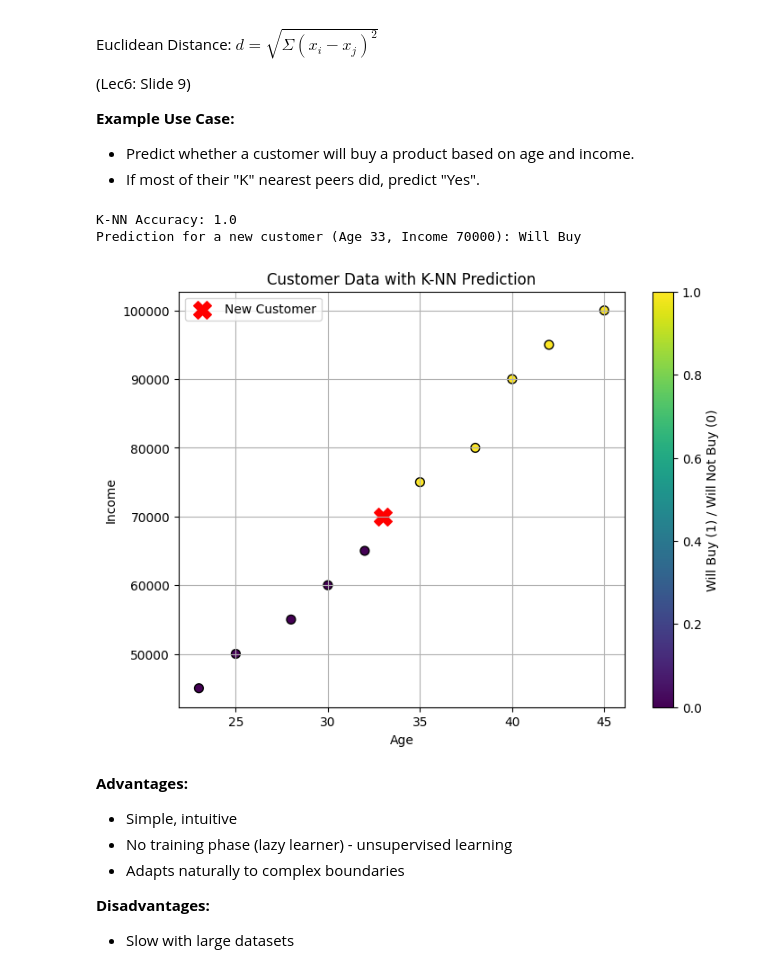
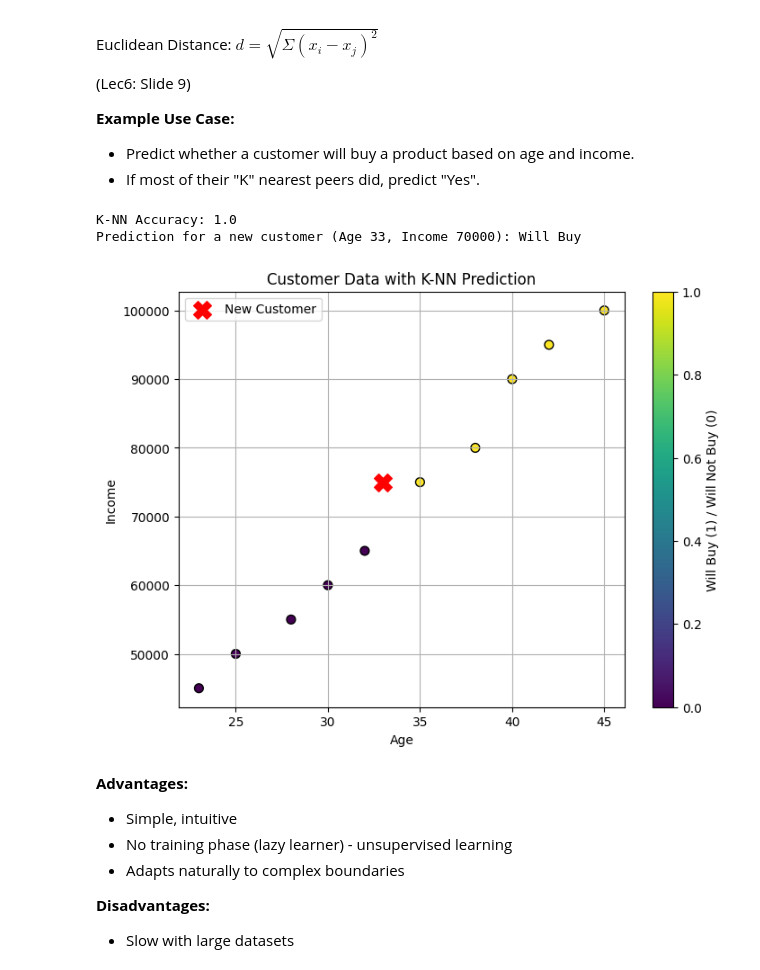
Before and after one commit to adnanagbaria/MLcourse, a Jupyter notebook: Lec6_classification1.ipynb, the cells around one changed output. Drawn from its saved outputs; the diff is of its cells as text; code cells hidden in the pictures.

```diff
--- a/Lec6_classification1.ipynb
+++ b/Lec6_classification1.ipynb
@@ -133,35 +133,35 @@ X_train, X_test, y_train, y_test = train_test_split(X_customers, y_customers, te
 # Create a K-NN classifier (e.g., with K=3)
 knn = KNeighborsClassifier(n_neighbors=3)
 
 # Train the model
 knn.fit(X_train, y_train)
 
 # Predict on the test set
 y_pred = knn.predict(X_test)
 
 # Evaluate the model
 print("\nK-NN Accuracy:", metrics.accuracy_score(y_test, y_pred))
 
 # Predict for a new customer (e.g., Age 33, Income 70000)
-new_customer = np.array([[33, 70000]])
+new_customer = np.array([[33, 75000]])
 prediction = knn.predict(new_customer)
 print("Prediction for a new customer (Age 33, Income 70000):", "Will Buy" if prediction[0] == 1 else "Will Not Buy")
 
 # Optional: Visualize the data and the prediction boundary (simple 2D case)
 plt.figure(figsize=(8, 6))
 plt.scatter(X_customers[:, 0], X_customers[:, 1], c=y_customers, cmap='viridis', s=50, edgecolors='k')
 plt.xlabel("Age")
 plt.ylabel("Income")
 plt.title("Customer Data with K-NN Prediction")
 plt.colorbar(label="Will Buy (1) / Will Not Buy (0)")
 plt.scatter(new_customer[:, 0], new_customer[:, 1], c='red', marker='X', s=200, label='New Customer')
 plt.legend()
 plt.grid(True)
 plt.show()
 # %% [output]
 K-NN Accuracy: 1.0
 Prediction for a new customer (Age 33, Income 70000): Will Buy
-[figure, old version]
+[figure, new version]
 # %% [markdown]
 **Advantages:**
 * Simple, intuitive
```
